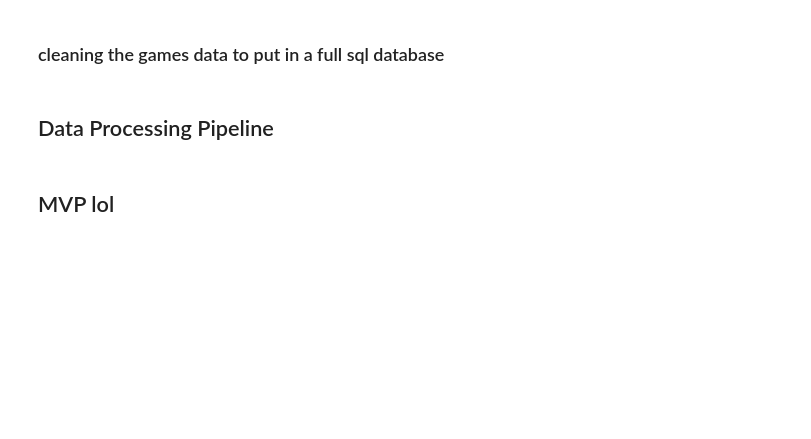
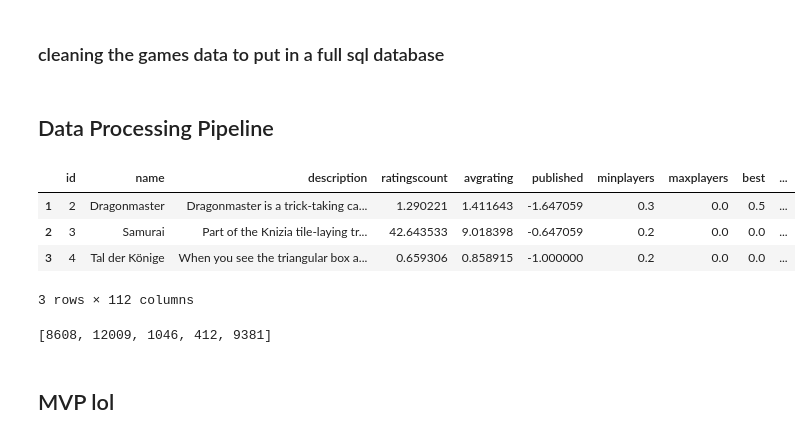
Before and after one commit to danjizquierdo/BoardGameRecommender, a Jupyter notebook: json-mvp.ipynb, the cells around one changed output. Saved outputs shown, nothing was run; the diff lists cells and outputs as text; code cells hidden in the pictures; blank space fills up the shorter version.

```diff
--- a/json-mvp.ipynb
+++ b/json-mvp.ipynb
@@ -102,5 +100,5 @@ from sklearn.neighbors import NearestNeighbors
 # %%
-raw = pd.read_sql_query("SELECT * FROM boardgames", eng).drop('index', axis=1)
+raw = pd.read_sql_query("SELECT * FROM boardgames", eng).drop(['index', 'designer', 'publisher'], axis=1)
 # %%
 def preprocess(df):
 
@@ -125,3 +141,20 @@ nn = NearestNeighbors(n_neighbors=5)
+# %%
+def find_games(df, ids):
+    return df.iloc[ids, :]
+# %%
+test = [1, 2, 3]
+# %%
+find_games(raw, test)
+# %% [output]
+|  | id | name | description | ratingscount | avgrating | published | minplayers | maxplayers | best | ... |
+| 1 | 2 | Dragonmaster | Dragonmaster is a trick-taking ca... | 1.290221 | 1.411643 | -1.647059 | 0.3 | 0.0 | 0.5 | ... |
+| 2 | 3 | Samurai | Part of the Knizia tile-laying tr... | 42.643533 | 9.018398 | -0.647059 | 0.2 | 0.0 | 0.0 | ... |
+| 3 | 4 | Tal der Könige | When you see the triangular box a... | 0.659306 | 0.858915 | -1.000000 | 0.2 | 0.0 | 0.0 | ... |
+3 rows × 112 columns
+# %%
+get_nearest(raw, test, n=5)
+# %% [output]
+[8608, 12009, 1046, 412, 9381]
 # %% [markdown]
 ## MVP lol
 # %%
```
Also changed, not shown: parts of 9 cells of this notebook, 3 other files.
